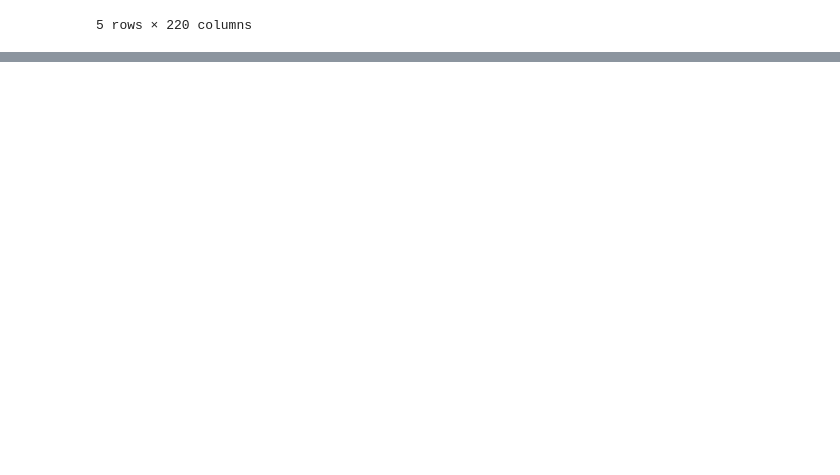
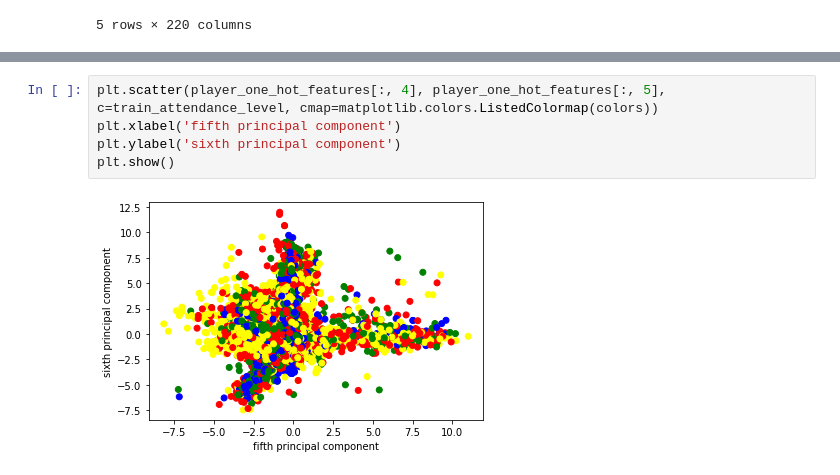
Before and after one commit to RDOGS-Friendz/SLDL-MLB-ATT-Prediction, a Jupyter notebook: statistical-learning/dimension_reduction.ipynb, the cells around one changed output, grey strips where cells are left out. Saved outputs shown, nothing was run; the diff lists cells and outputs as text; blank space fills up the shorter version.

```diff
--- a/statistical-learning/dimension_reduction.ipynb
+++ b/statistical-learning/dimension_reduction.ipynb
@@ -42,0 +137,7 @@ trainset.head()
+# %%
+plt.scatter(player_one_hot_features[:, 4], player_one_hot_features[:, 5], c=train_attendance_level, cmap=matplotlib.colors.ListedColormap(colors))
+plt.xlabel('fifth principal component')
+plt.ylabel('sixth principal component')
+plt.show()
+# %% [output]
+[figure, added]
```
Also changed, not shown: parts of 10 cells of this notebook, 2 other files.
